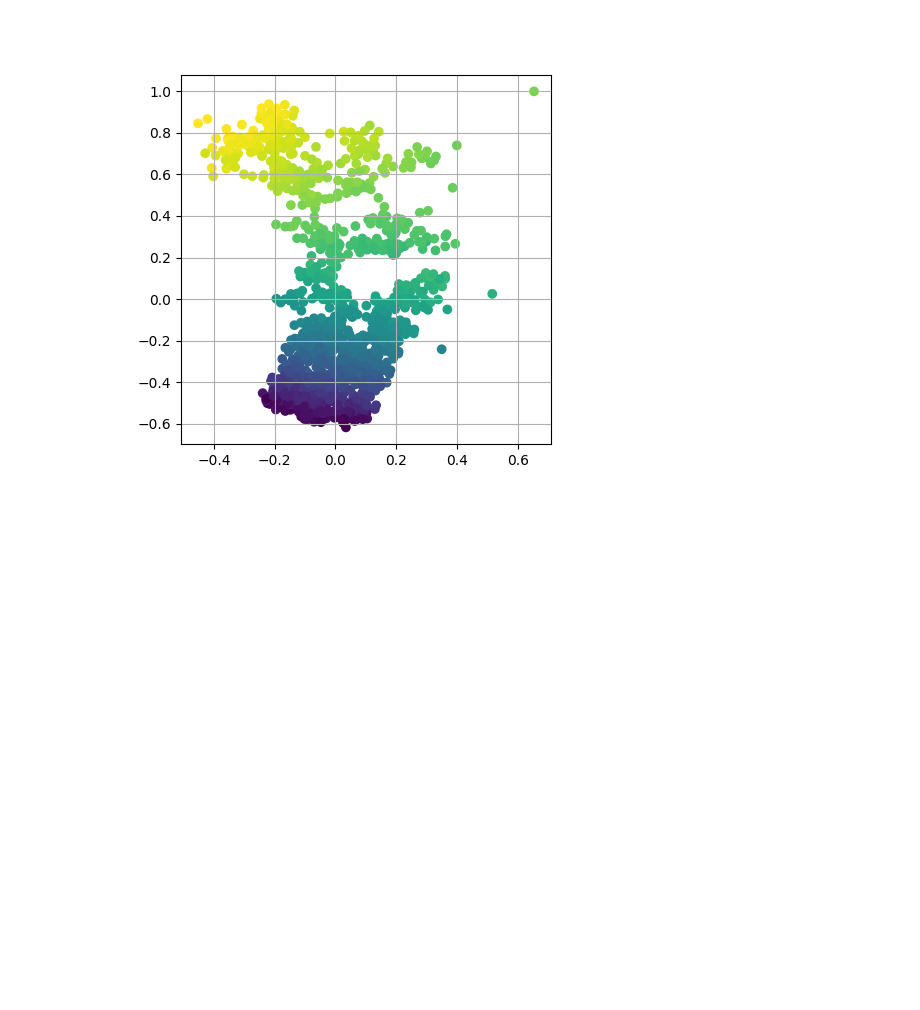
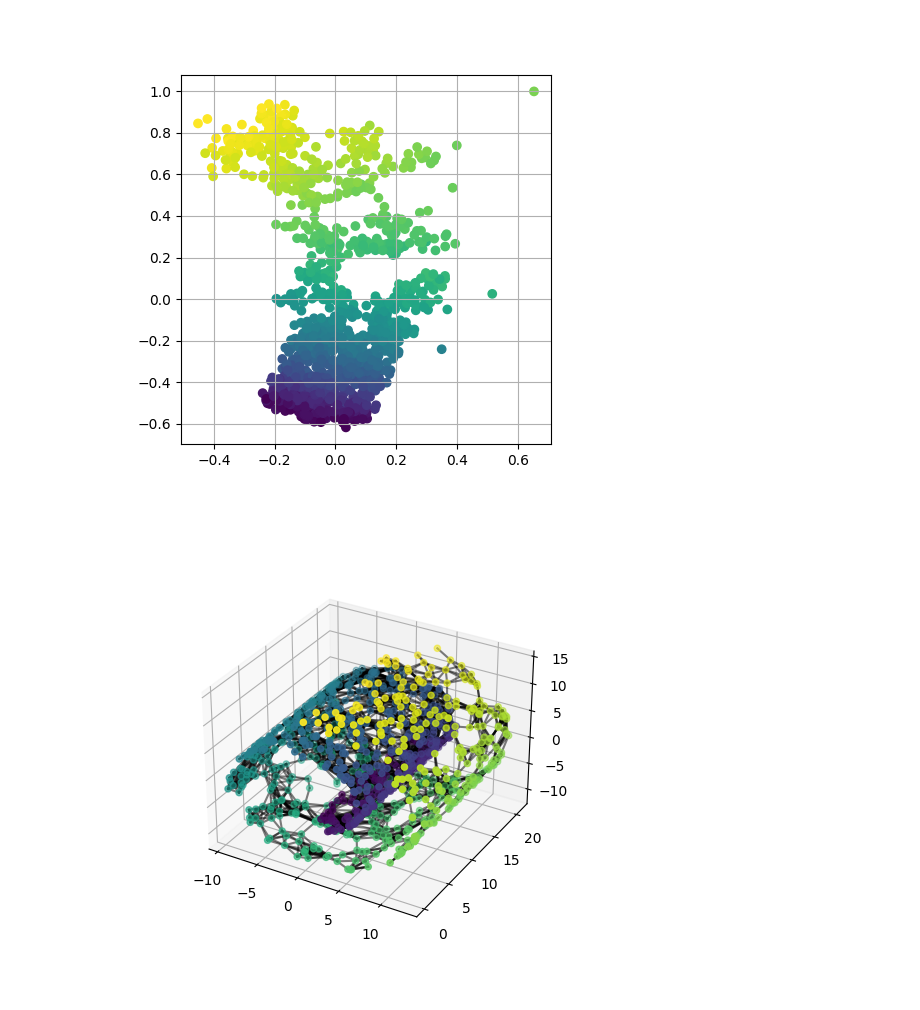
Before and after one commit to radajakub/GML-dim-reduction, a Jupyter notebook: src/swiss_roll.ipynb, the cells around one changed output. Drawn from its saved outputs; the diff is of its cells as text; code cells hidden in the pictures; blank space fills up the shorter version.

```diff
--- a/src/swiss_roll.ipynb
+++ b/src/swiss_roll.ipynb
@@ -85,3 +85,9 @@ visualization.show_data(embedder.embeddings, labels=labels, square=True)
 # %% [output]
 0.9930776209677419
 [figure]
+# %%
+builder = build.CheapestBuilder(weight_fun=weights.reciprocal)
+builder.build(data)
+visualization.show_data(data, graph=builder.graph, labels=labels)
+# %% [output]
+[figure, added]
```
Also changed, not shown: parts of 3 cells of this notebook, 8 other files.
